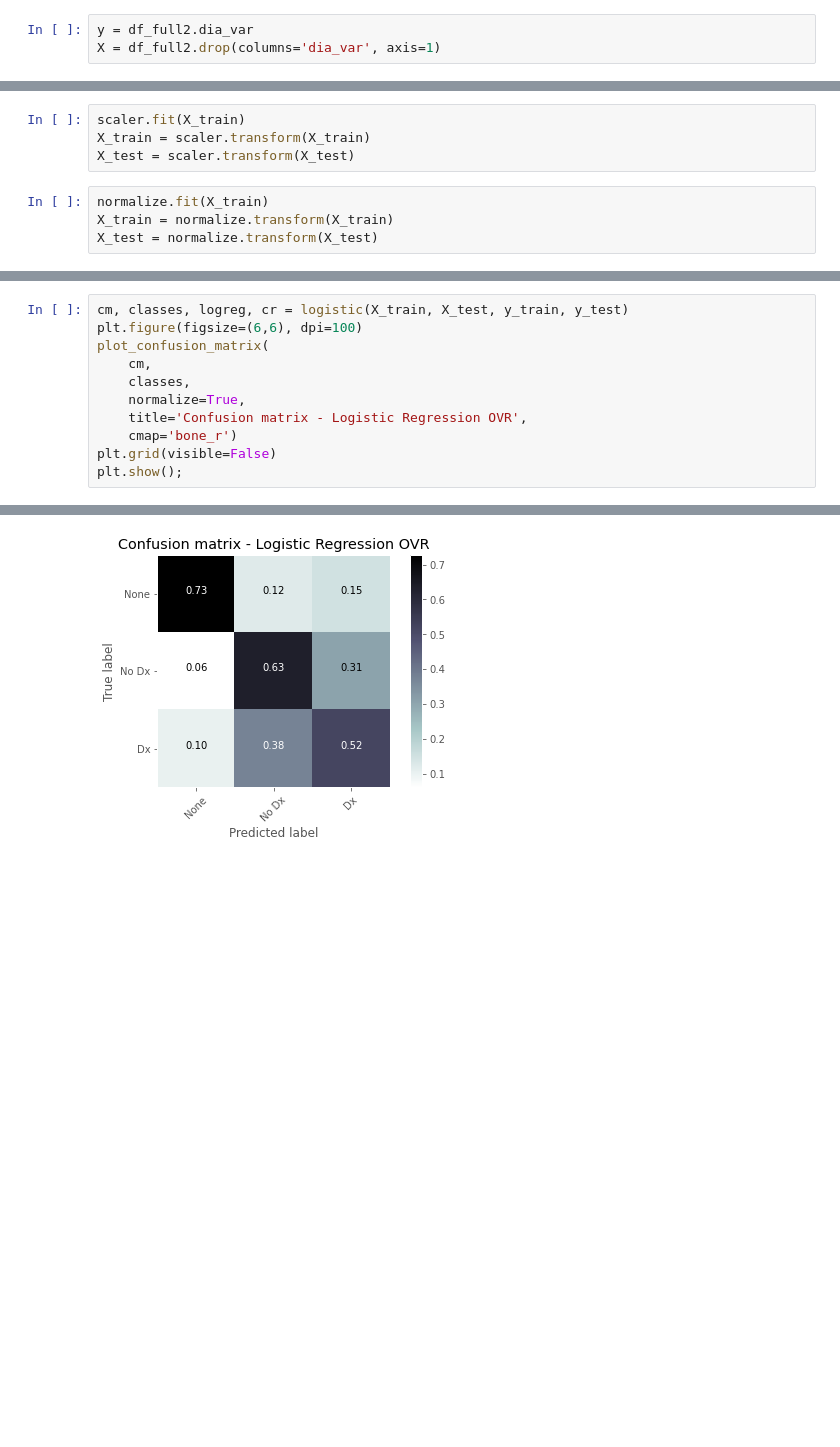
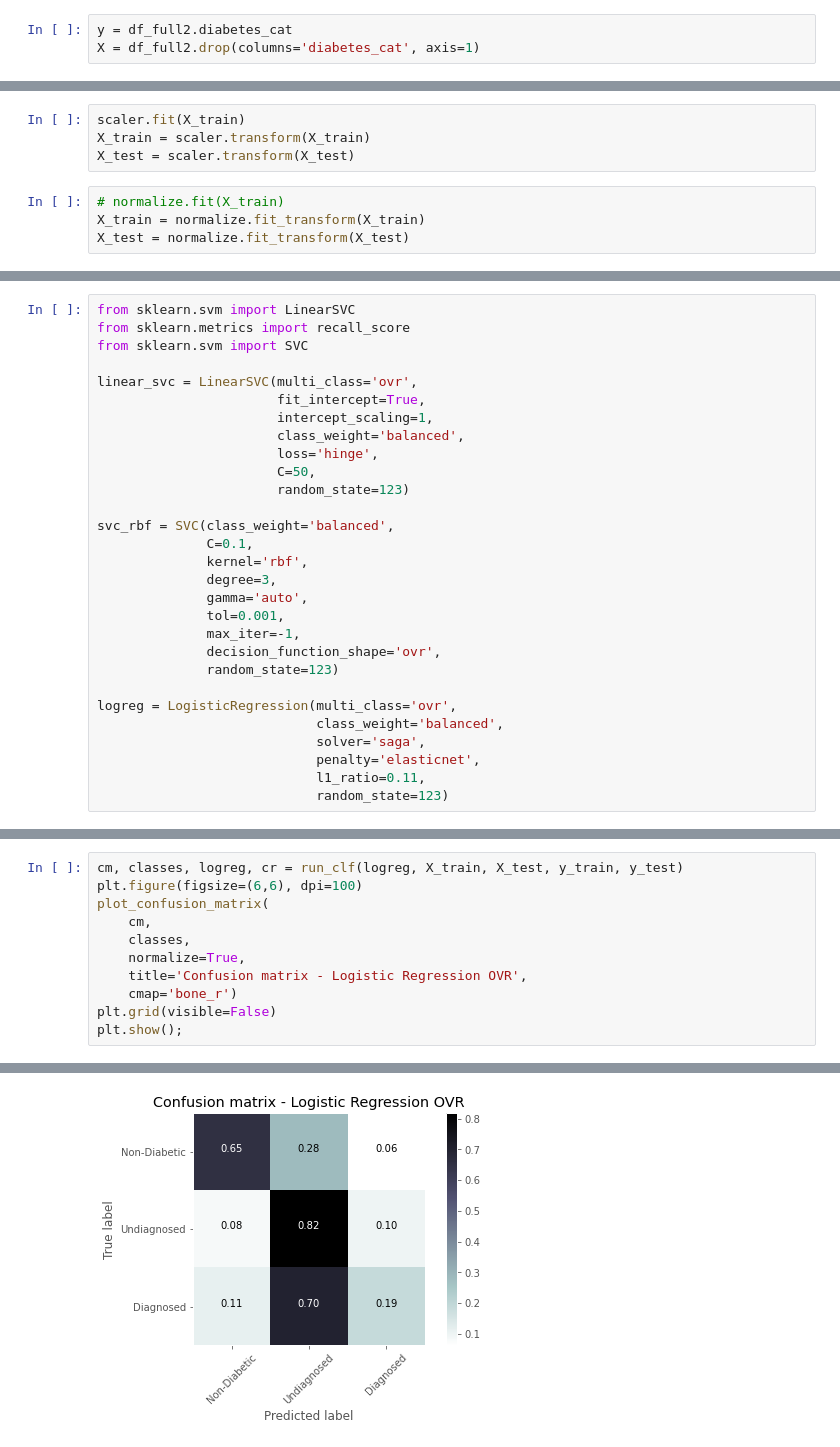
Before and after one commit to zhaoliang0302/Classifying-Undiagnosed-Diabetes-Across-US-Populations-Using-NHANES-2011-2016, a Jupyter notebook: diabetes_dx_undx_classifier.ipynb, the cells around one changed output, grey strips where cells are left out. Drawn from its saved outputs; the diff is of its cells as text; blank space fills up the shorter version.

```diff
--- a/diabetes_dx_undx_classifier.ipynb
+++ b/diabetes_dx_undx_classifier.ipynb
@@ -420,8 +427,8 @@ from sklearn.preprocessing import Normalizer
 normalize = Normalizer()
 scaler = StandardScaler()
 # %%
-y = df_full2.dia_var
-X = df_full2.drop(columns='dia_var', axis=1)
+y = df_full2.diabetes_cat
+X = df_full2.drop(columns='diabetes_cat', axis=1)
 # %%
 X_train, X_test, y_train, y_test = train_test_split(X,
                                                     y,
@@ -433,6 +440,6 @@ scaler.fit(X_train)
 X_train = scaler.transform(X_train)
 X_test = scaler.transform(X_test)
 # %%
-normalize.fit(X_train)
-X_train = normalize.transform(X_train)
-X_test = normalize.transform(X_test)
+# normalize.fit(X_train)
+X_train = normalize.fit_transform(X_train)
+X_test = normalize.fit_transform(X_test)
@@ -438,0 +503,29 @@ X_test = normalize.transform(X_test)
+# %%
+from sklearn.svm import LinearSVC
+from sklearn.metrics import recall_score
+from sklearn.svm import SVC
+
+linear_svc = LinearSVC(multi_class='ovr',
+                       fit_intercept=True,
+                       intercept_scaling=1,
+                       class_weight='balanced',
+                       loss='hinge',
+                       C=50,
+                       random_state=123)
+
+svc_rbf = SVC(class_weight='balanced',
+              C=0.1,
+              kernel='rbf',
+              degree=3,
+              gamma='auto',
+              tol=0.001,
+              max_iter=-1,
+              decision_function_shape='ovr',
+              random_state=123)
+
+logreg = LogisticRegression(multi_class='ovr',
+                            class_weight='balanced',
+                            solver='saga',
+                            penalty='elasticnet',
+                            l1_ratio=0.11,
+                            random_state=123)
@@ -495,5 +601,5 @@ def plot_confusion_matrix(cm,
 # %%
-cm, classes, logreg, cr = logistic(X_train, X_test, y_train, y_test)
+cm, classes, logreg, cr = run_clf(logreg, X_train, X_test, y_train, y_test)
 plt.figure(figsize=(6,6), dpi=100)
 plot_confusion_matrix(
     cm,
@@ -521,2 +627,2 @@ Normalized confusion matrix
 <Figure size 600x600 with 0 Axes>
-[figure, old version]
+[figure, new version]
```
Also changed, not shown: parts of 33 cells of this notebook.
